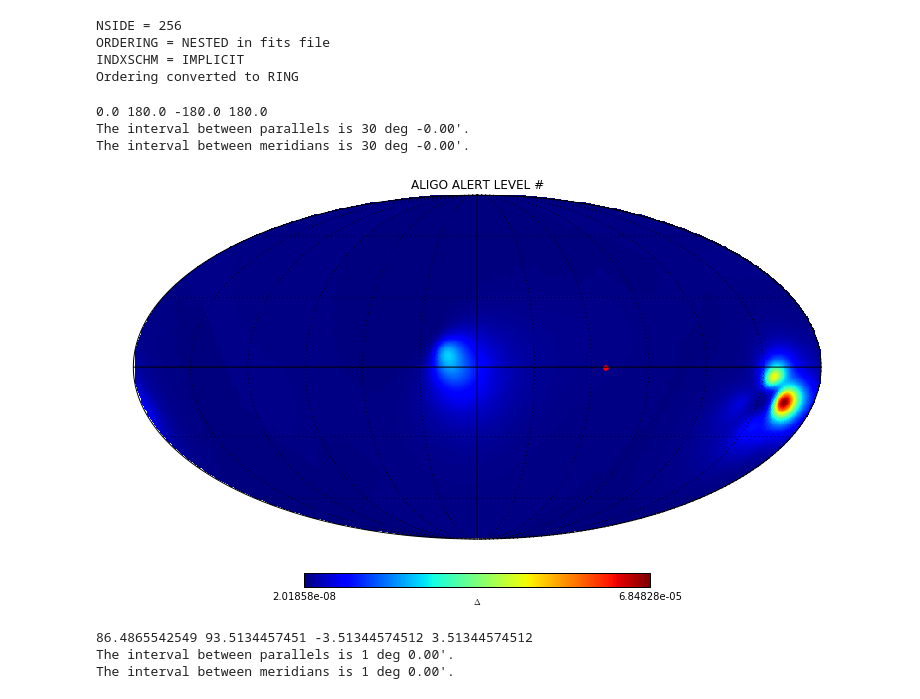
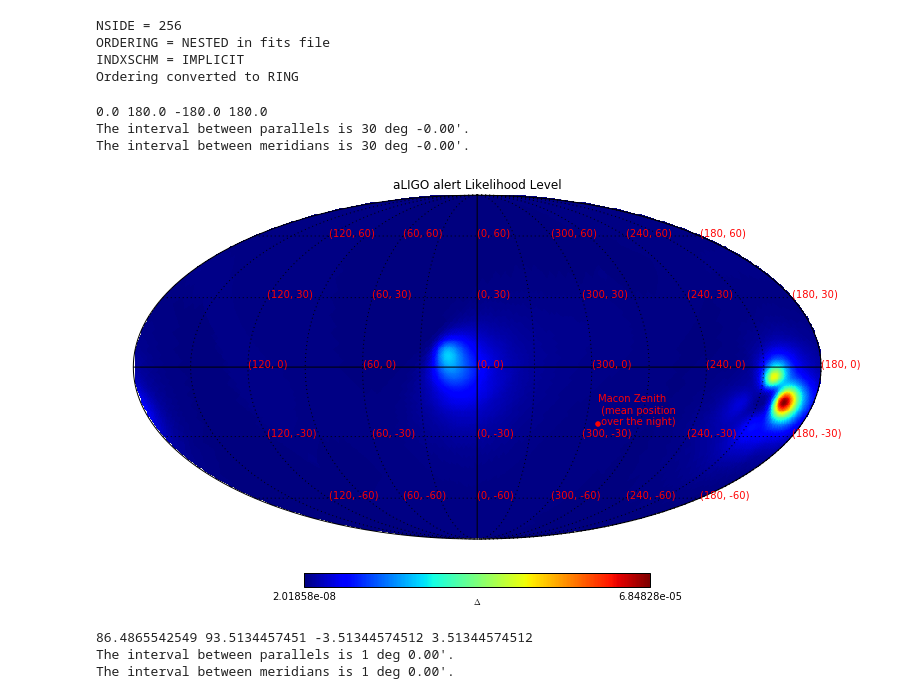
Before and after one commit to BrunoSanchez/alertreport, a Jupyter notebook: alertprocess.ipynb, the cells around one changed output. Saved outputs shown, nothing was run; the diff lists cells and outputs as text; code cells hidden in the pictures.

```diff
--- a/alertprocess.ipynb
+++ b/alertprocess.ipynb
@@ -184,21 +185,27 @@ Ordering converted to RING
 # %%
 # plot the banana map
 fig = plt.figure(2, figsize=(10, 10))
-hp.mollview(aligo_banana, title='ALIGO ALERT LEVEL #', flip="astro",
+hp.mollview(aligo_banana, title='aLIGO alert Likelihood Level', flip="astro",
             unit='$\Delta$', fig=2)
 fig.axes[1].texts[0].set_fontsize(8)
-hp.projscatter(ephem.degrees(macon.lon*180./m.pi), float(ephem.degrees(macon.lat)), lonlat=True, color="red")
+
+hp.projscatter(float(ephem.degrees(macon.lon*180./m.pi)), float(ephem.degrees(macon.lat*180./m.pi))
+               , lonlat=True, color="red")
+hp.projtext(float(ephem.degrees(macon.lon*180./m.pi)), float(ephem.degrees(macon.lat*180./m.pi)),
+            'Macon Zenith\n (mean position\n over the night)', lonlat=True, color="red")
+for ra in range(0,360,60):
+    for dec in range(-60,90,30):
+        hp.projtext(ra,dec,'({}, {})'.format(ra,dec), lonlat=True, color='red')
 
 hp.graticule()
 
 plt.savefig(os.path.join(plots, 'allsky_likelihoodmap.png'), dpi=300)
-
 plt.show()
 # %% [output]
 0.0 180.0 -180.0 180.0
 The interval between parallels is 30 deg -0.00'.
 The interval between meridians is 30 deg -0.00'.
-[figure, old version]
+[figure, new version]
 # %%
 # plot the banana map
 fig = plt.figure(2, figsize=(10, 10))
```
Also changed, not shown: parts of 8 cells of this notebook.
